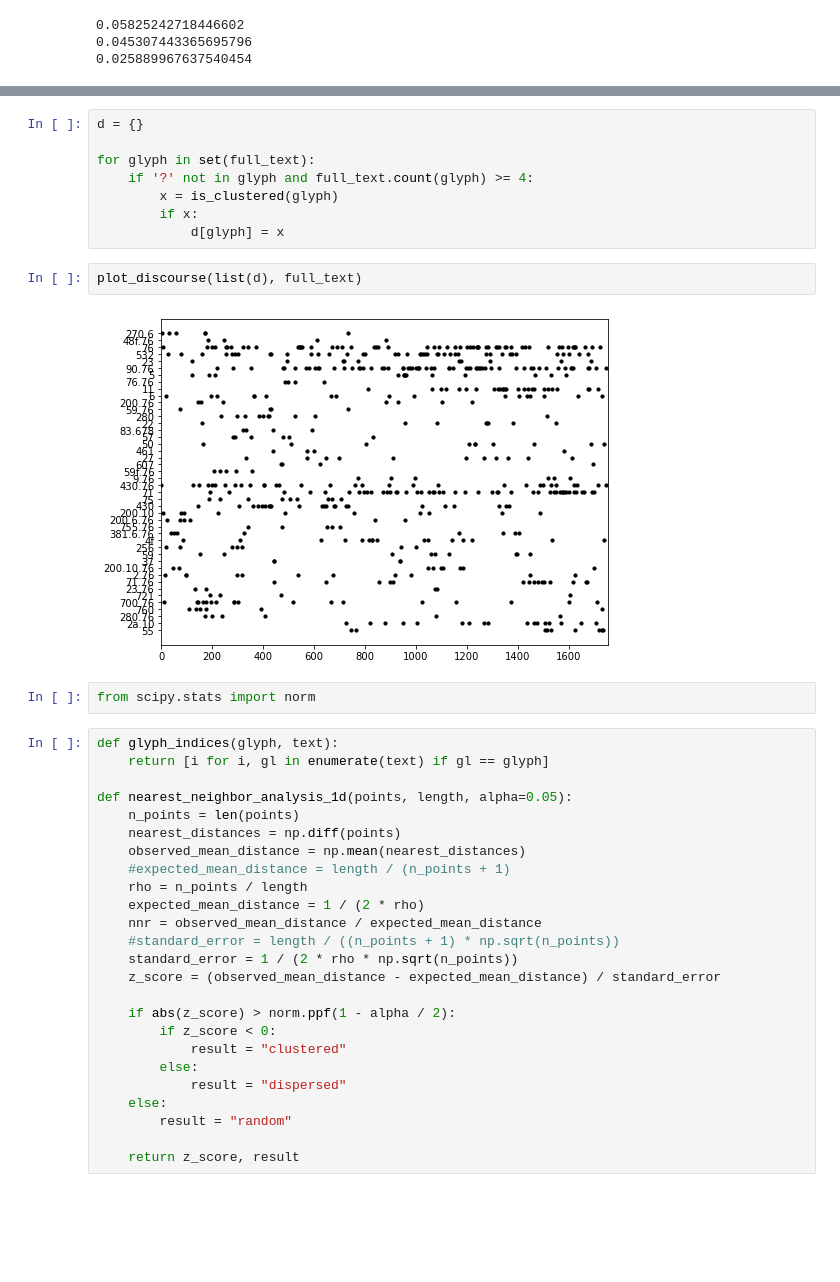
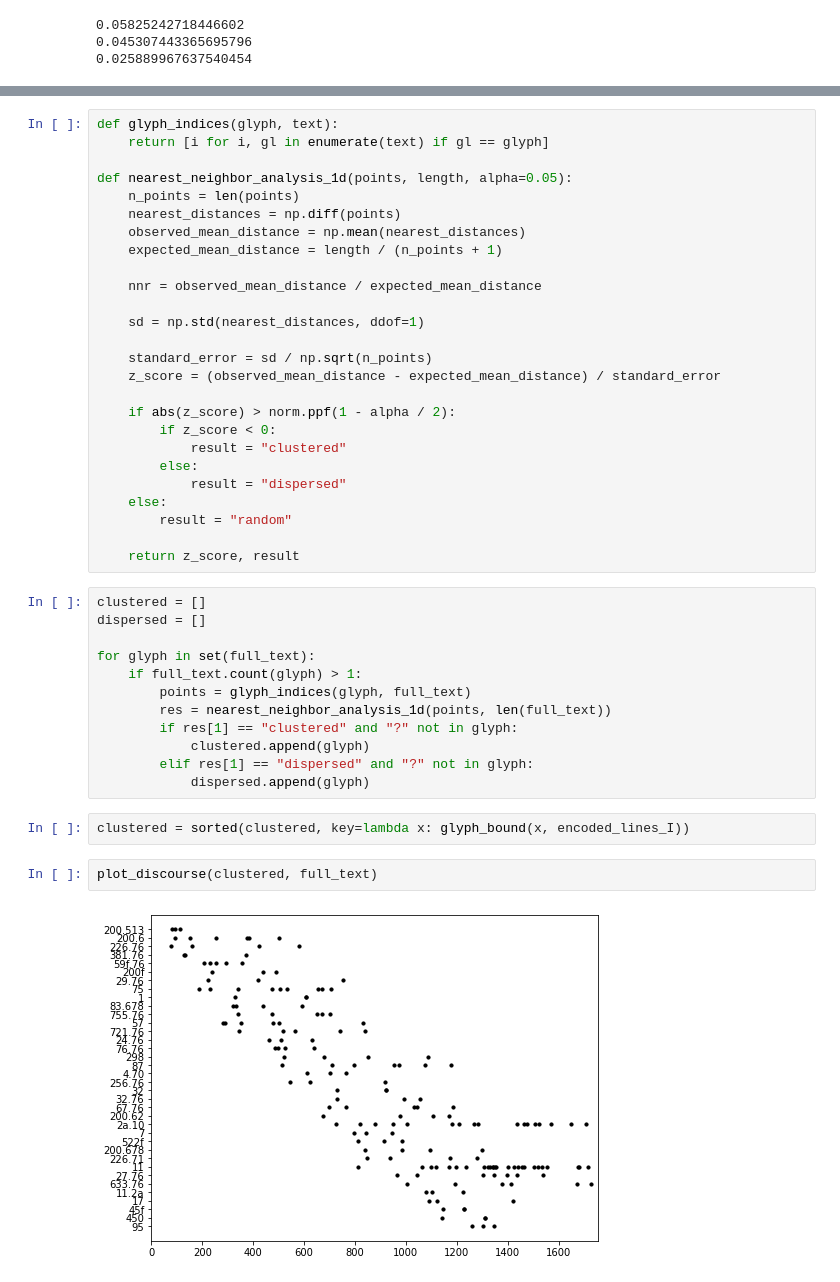
Before and after one commit to jgregoriods/santiago-staff, a Jupyter notebook: SantiagoStaff.ipynb, the cells around one changed output, grey strips where cells are left out. Cells and saved outputs as stored; diff of their text form; blank space fills up the shorter version.

```diff
--- a/SantiagoStaff.ipynb
+++ b/SantiagoStaff.ipynb
@@ -257,17 +247,3 @@ def is_clustered(x):
-# %%
-d = {}
-
-for glyph in set(full_text):
-    if '?' not in glyph and full_text.count(glyph) >= 4:
-        x = is_clustered(glyph)
-        if x:
-            d[glyph] = x
-# %%
-plot_discourse(list(d), full_text)
-# %% [output]
-[figure, removed]
-# %%
-from scipy.stats import norm
 # %%
 def glyph_indices(glyph, text):
     return [i for i, gl in enumerate(text) if gl == glyph]
@@ -276,12 +252,13 @@ def nearest_neighbor_analysis_1d(points, length, alpha=0.05):
     n_points = len(points)
     nearest_distances = np.diff(points)
     observed_mean_distance = np.mean(nearest_distances)
-    #expected_mean_distance = length / (n_points + 1)
-    rho = n_points / length
-    expected_mean_distance = 1 / (2 * rho)
+    expected_mean_distance = length / (n_points + 1)
+
     nnr = observed_mean_distance / expected_mean_distance
-    #standard_error = length / ((n_points + 1) * np.sqrt(n_points))
-    standard_error = 1 / (2 * rho * np.sqrt(n_points))
+
+    sd = np.std(nearest_distances, ddof=1)
+
+    standard_error = sd / np.sqrt(n_points)
     z_score = (observed_mean_distance - expected_mean_distance) / standard_error
 
     if abs(z_score) > norm.ppf(1 - alpha / 2):
@@ -293,3 +270,21 @@ def nearest_neighbor_analysis_1d(points, length, alpha=0.05):
         result = "random"
 
     return z_score, result
+# %%
+clustered = []
+dispersed = []
+
+for glyph in set(full_text):
+    if full_text.count(glyph) > 1:
+        points = glyph_indices(glyph, full_text)
+        res = nearest_neighbor_analysis_1d(points, len(full_text))
+        if res[1] == "clustered" and "?" not in glyph:
+            clustered.append(glyph)
+        elif res[1] == "dispersed" and "?" not in glyph:
+            dispersed.append(glyph)
+# %%
+clustered = sorted(clustered, key=lambda x: glyph_bound(x, encoded_lines_I))
+# %%
+plot_discourse(clustered, full_text)
+# %% [output]
+[figure, added]
```
Also changed, not shown: parts of 4 cells of this notebook.
